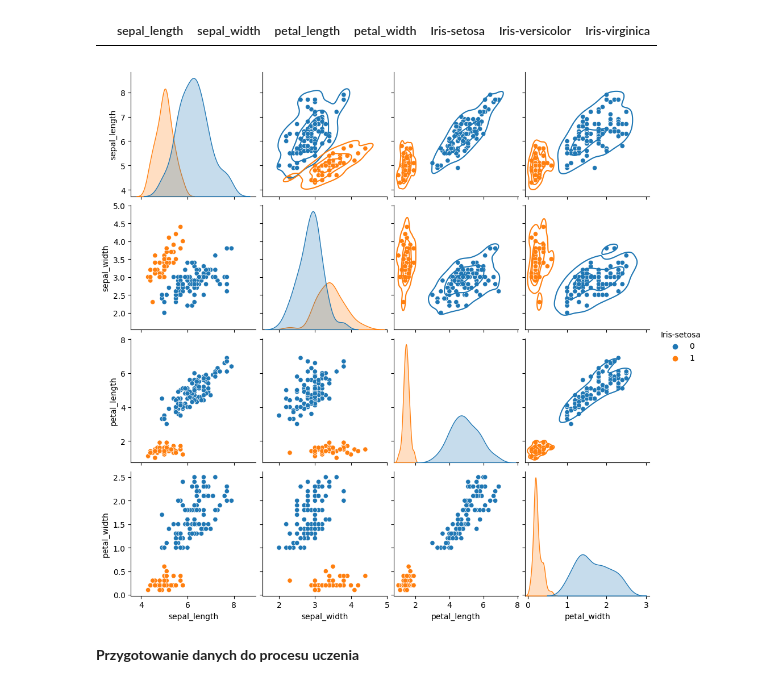
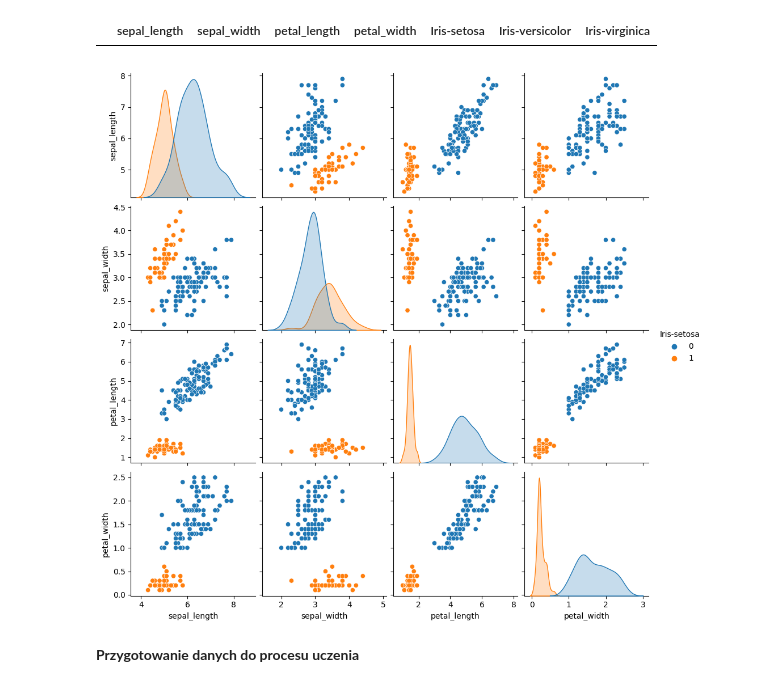
Before and after one commit to adalbertii/Modele---klasyfikacyjne, a Jupyter notebook: keras_classification_iris_case.ipynb, the cells around one changed output. Drawn from its saved outputs; the diff is of its cells as text; code cells hidden in the pictures.

```diff
--- a/keras_classification_iris_case.ipynb
+++ b/keras_classification_iris_case.ipynb
@@ -121,12 +121,12 @@ output_data[output_data.duplicated()]
 # %%
 #weryfikacja zależności pomiedzy zmienymi
 
-g = sns.pairplot(output_data[['sepal_length', 'sepal_width', 'petal_length', 'petal_width', 'Iris-setosa']], hue='Iris-setosa')
+g = sns.pairplot(output_data[['sepal_length', 'sepal_width', 'petal_length', 'petal_width', 'Iris-setosa']], hue='Iris-setosa', kind ='scatter')
 #plt.title('Wykresy par dla wszystkich zmiennych')
-g.map_upper(sns.kdeplot, levels=4, color=".2")
+#g.map_upper(sns.scatter, levels=4, color=".2")
 plt.show()
 # %% [output]
-[figure, old version]
+[figure, new version]
 # %% [markdown]
 **Przygotowanie danych do procesu uczenia**
 # %%
```
